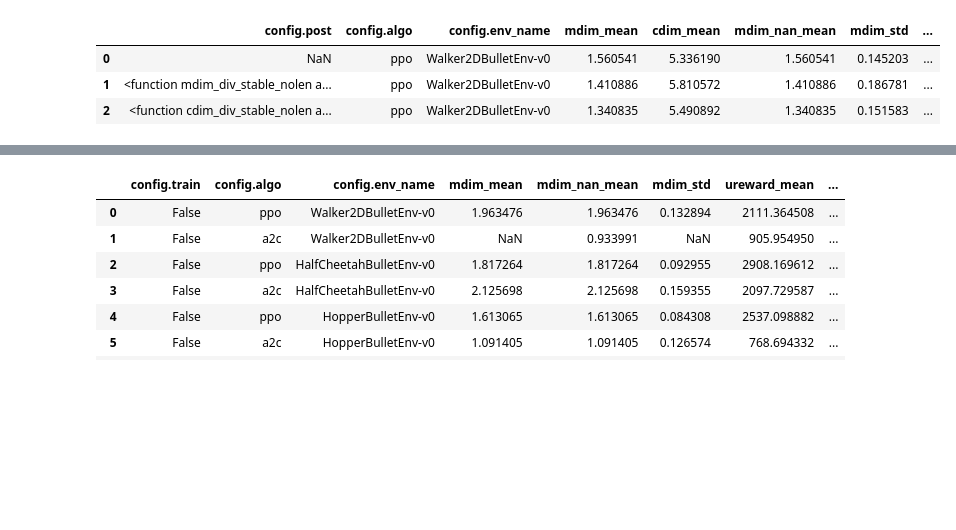
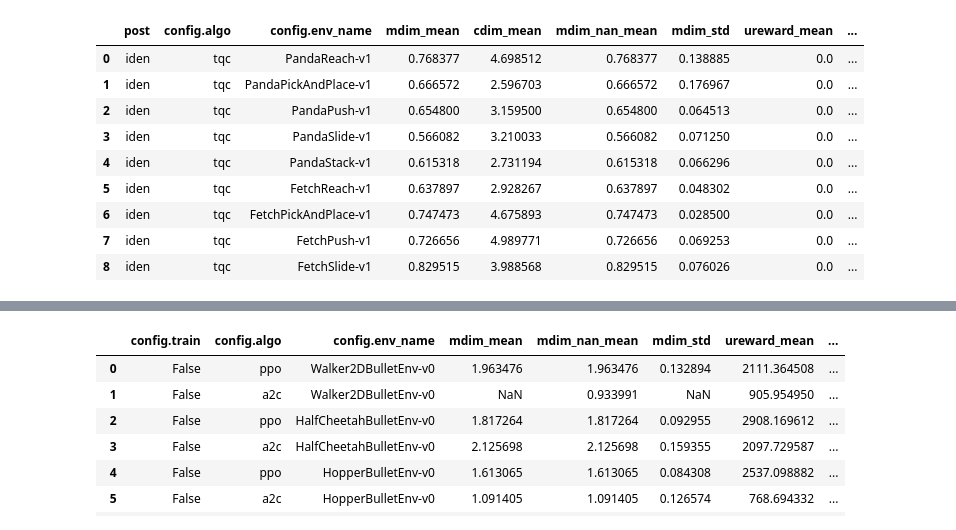
Before and after one commit to sgillen/policy_refinement, a Jupyter notebook: load_ars_zoo.ipynb, the cells around one changed output, grey strips where cells are left out. Cells and saved outputs as stored; diff of their text form; code cells hidden in the pictures; blank space fills up the shorter version.

Commit message:
fetch env experiments

```diff
--- a/load_ars_zoo.ipynb
+++ b/load_ars_zoo.ipynb
@@ -1,11 +1,17 @@
 # %%
 import pandas as pd
-file_name = "test_out/mmmmmmmm.csv"
-df = pd.read_csv(file_name)[['config.post', 'config.algo', 'config.env_name', 'mdim_mean', 'cdim_mean', 'mdim_nan_mean', 'mdim_std', 'ureward_mean', 'ureward_std', 'nreward_mean', 'nreward_std', 'len_mean',
+file_name = "test_out/poop.csv"
+df = pd.read_csv(file_name)[['post', 'config.algo', 'config.env_name', 'mdim_mean', 'cdim_mean', 'mdim_nan_mean', 'mdim_std', 'ureward_mean', 'ureward_std', 'nreward_mean', 'nreward_std', 'len_mean',
                              'cdim_nan_mean']]#, 'config.post']]
 df
 # %% [output]
-|  | config.post | config.algo | config.env_name | mdim_mean | cdim_mean | mdim_nan_mean | mdim_std | ... |
-| 0 | NaN | ppo | Walker2DBulletEnv-v0 | 1.560541 | 5.336190 | 1.560541 | 0.145203 | ... |
-| 1 | <function mdim_div_stable_nolen a... | ppo | Walker2DBulletEnv-v0 | 1.410886 | 5.810572 | 1.410886 | 0.186781 | ... |
-| 2 | <function cdim_div_stable_nolen a... | ppo | Walker2DBulletEnv-v0 | 1.340835 | 5.490892 | 1.340835 | 0.151583 | ... |
+|  | post | config.algo | config.env_name | mdim_mean | cdim_mean | mdim_nan_mean | mdim_std | ureward_mean | ... |
+| 0 | iden | tqc | PandaReach-v1 | 0.768377 | 4.698512 | 0.768377 | 0.138885 | 0.0 | ... |
+| 1 | iden | tqc | PandaPickAndPlace-v1 | 0.666572 | 2.596703 | 0.666572 | 0.176967 | 0.0 | ... |
+| 2 | iden | tqc | PandaPush-v1 | 0.654800 | 3.159500 | 0.654800 | 0.064513 | 0.0 | ... |
+| 3 | iden | tqc | PandaSlide-v1 | 0.566082 | 3.210033 | 0.566082 | 0.071250 | 0.0 | ... |
+| 4 | iden | tqc | PandaStack-v1 | 0.615318 | 2.731194 | 0.615318 | 0.066296 | 0.0 | ... |
+| 5 | iden | tqc | FetchReach-v1 | 0.637897 | 2.928267 | 0.637897 | 0.048302 | 0.0 | ... |
+| 6 | iden | tqc | FetchPickAndPlace-v1 | 0.747473 | 4.675893 | 0.747473 | 0.028500 | 0.0 | ... |
+| 7 | iden | tqc | FetchPush-v1 | 0.726656 | 4.989771 | 0.726656 | 0.069253 | 0.0 | ... |
+| 8 | iden | tqc | FetchSlide-v1 | 0.829515 | 3.988568 | 0.829515 | 0.076026 | 0.0 | ... |
```
Also changed, not shown: parts of 6 cells of this notebook, 2 other files.
